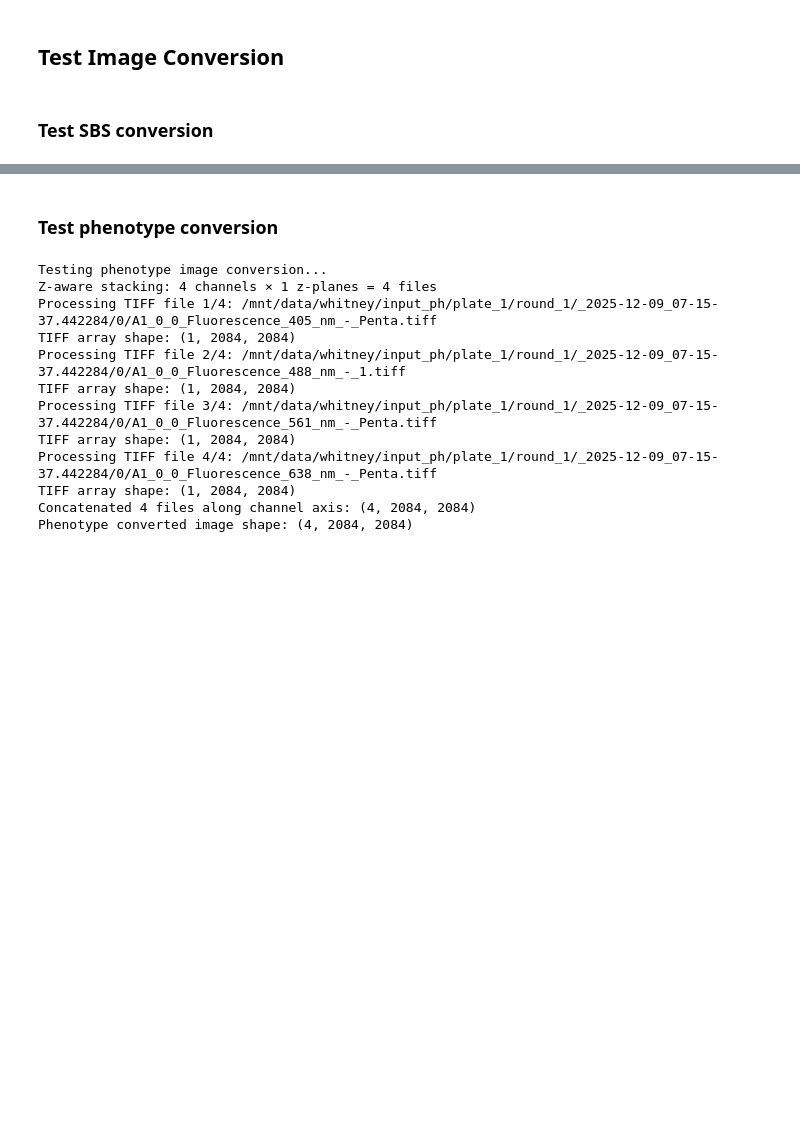
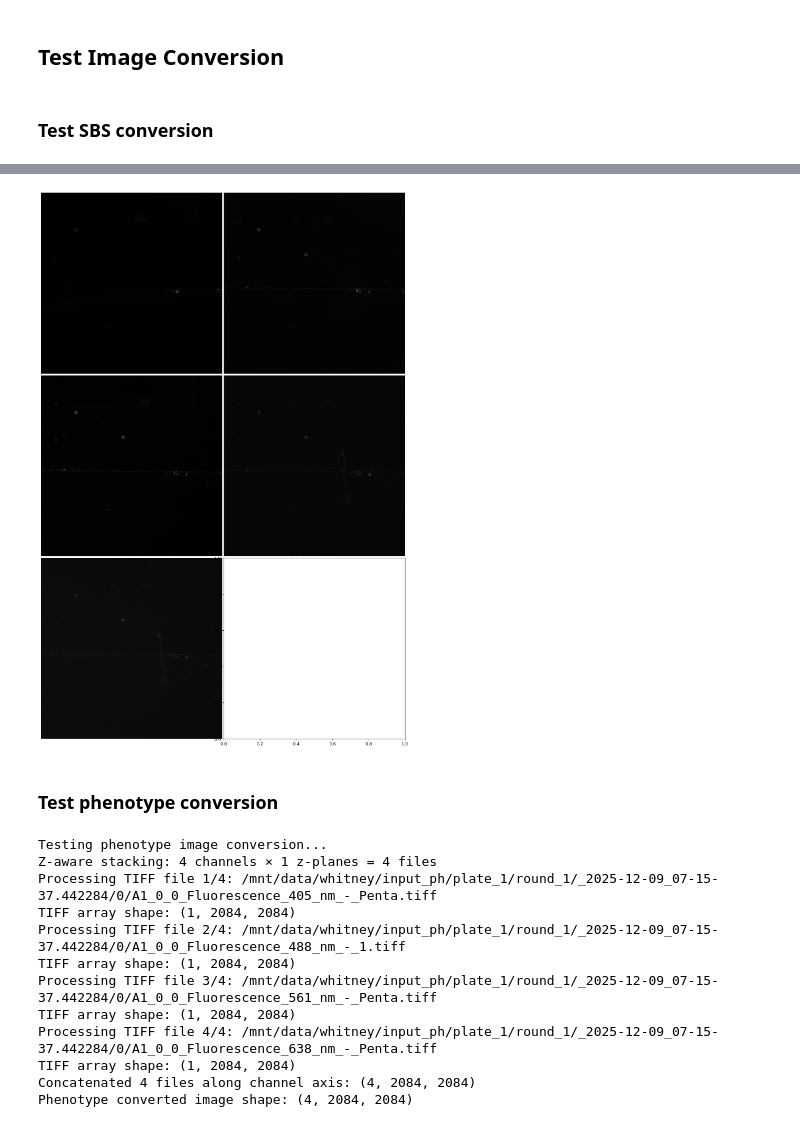
Before and after one commit to cheeseman-lab/whitney-analysis, a Jupyter notebook: analysis/0.configure_preprocess_params.ipynb, the cells around one changed output, grey strips where cells are left out. Cells and saved outputs as stored; diff of their text form; code cells hidden in the pictures; blank space fills up the shorter version.

```diff
--- a/analysis/0.configure_preprocess_params.ipynb
+++ b/analysis/0.configure_preprocess_params.ipynb
@@ -117,9 +117,9 @@ SBS_IMAGES_DIR_FP = Path("/mnt/data/whitney/input_sbs/")
 PHENOTYPE_IMAGES_DIR_FP = Path("/mnt/data/whitney/input_ph/")
 
 # SBS pattern configurations
-SBS_PATH_PATTERN = None
-SBS_PATH_METADATA = None
-SBS_METADATA_ORDER_TYPE = None
+SBS_PATH_PATTERN = r"plate_(\d+)/c(\d+)/[^/]+/0/([A-Z]\d+)_(\d+)_(\d+)_Fluorescence_(\d+_nm_Ex(?:_-_\d)?)\.tiff"
+SBS_PATH_METADATA = ["plate", "cycle", "well", "tile", "z", "channel"]
+SBS_METADATA_ORDER_TYPE = {"plate": int, "cycle": int, "well": str, "tile": int, "z": int, "channel": str}
 
 # Phenotype pattern configurations
 PHENOTYPE_PATH_PATTERN = r"plate_(\d+)/round_(\d+)/[^/]+/0/([A-Z]\d+)_(\d+)_(\d+)_Fluorescence_(\d+_nm).*\.tiff"
@@ -127,13 +127,13 @@ PHENOTYPE_PATH_METADATA = ["plate", "round", "well", "tile", "z", "channel"]
 PHENOTYPE_METADATA_ORDER_TYPE = {"plate": int, "round": int, "well": str, "tile": int, "z": int, "channel": str}
 
 # Data format and organization
-SBS_DATA_FORMAT = None
-SBS_DATA_ORGANIZATION = None
+SBS_DATA_FORMAT = "tiff"
+SBS_DATA_ORGANIZATION = "tile"
 PHENOTYPE_DATA_FORMAT = "tiff"
 PHENOTYPE_DATA_ORGANIZATION = "tile"
 
 # Z-dimension handling (number of z-planes per channel, or None if no z-stacking)
-SBS_N_Z_PLANES = None
+SBS_N_Z_PLANES = 1
 PHENOTYPE_N_Z_PLANES = 1
 # %% [markdown]
 You must supply a working regex to the `SBS_PATH_PATTERN` and `PHENOTYPE_PATH_PATTERN` variables. If you don't have experience with regex, you can use the following LLM prompt to generate the patterns.
@@ -471,7 +531,7 @@ Phenotype test metadata:
 
 **Note** Channel order can be checked with the test conversions below. Please ensure the Dapi channel is displayed first!
 # %%
-SBS_CHANNEL_ORDER = None
+SBS_CHANNEL_ORDER = ["405_nm_Ex", "561_nm_Ex_-_1", "561_nm_Ex_-_2", "638_nm_Ex_-_1", "638_nm_Ex_-_2"]
 PHENOTYPE_CHANNEL_ORDER = ["405_nm", "488_nm", "561_nm", "638_nm"]
 PHENOTYPE_ROUND_ORDER = [1]
 SBS_CHANNEL_ORDER_FLIP = False
@@ -481,43 +541,44 @@ PHENOTYPE_CHANNEL_ORDER_FLIP = False
 # %% [markdown]
 ### Test SBS conversion
 # %%
-# if len(sbs_samples) > 0:
-#     print("Testing SBS image conversion...")
+if len(sbs_samples) > 0:
+    print("Testing SBS image conversion...")
 
-#     # Get sample files based on data organization
-#     if SBS_DATA_ORGANIZATION == "tile":
-#         sbs_sample_files = get_sample_fps(
-#             sbs_samples,
-#             plate=sbs_samples["plate"].iloc[0],
-#             well=sbs_samples["well"].iloc[0],
-#             tile=sbs_samples["tile"].iloc[0] if "tile" in sbs_samples.columns else 0,
-#             cycle=sbs_samples["cycle"].iloc[0] if "cycle" in sbs_samples.columns else None,
-#             channel_order=SBS_CHANNEL_ORDER,
-#         )
-#     else:  # well organization
-#         sbs_sample_files = get_sample_fps(
-#             sbs_samples,
-#             plate=sbs_samples["plate"].iloc[0],
-#             well=sbs_samples["well"].iloc[0],
-#             cycle=sbs_samples["cycle"].iloc[0] if "cycle" in sbs_samples.columns else None,
-#             channel_order=SBS_CHANNEL_ORDER,
-#         )
+    # Get sample files based on data organization
+    if SBS_DATA_ORGANIZATION == "tile":
+        sbs_sample_files = get_sample_fps(
+            sbs_samples,
+            plate=sbs_samples["plate"].iloc[0],
+            well=sbs_samples["well"].iloc[0],
+            tile=sbs_samples["tile"].iloc[0] if "tile" in sbs_samples.columns else 0,
+            cycle=sbs_samples["cycle"].iloc[0] if "cycle" in sbs_samples.columns else None,
+            channel_order=SBS_CHANNEL_ORDER,
+        )
+    else:  # well organization
+        sbs_sample_files = get_sample_fps(
+            sbs_samples,
+            plate=sbs_samples["plate"].iloc[0],
+            well=sbs_samples["well"].iloc[0],
+            cycle=sbs_samples["cycle"].iloc[0] if "cycle" in sbs_samples.columns else None,
+            channel_order=SBS_CHANNEL_ORDER,
+        )
 
-#     # Convert using unified function
-#     sbs_image = convert_to_array(
-#         sbs_sample_files,
-#         data_format=SBS_DATA_FORMAT,
-#         data_organization=SBS_DATA_ORGANIZATION,
-#         position=0 if SBS_DATA_ORGANIZATION == "well" else None,
-#         channel_order_flip=SBS_CHANNEL_ORDER_FLIP,
-#         n_z_planes=SBS_N_Z_PLANES,
-#         verbose=True
-#     )
+    # Convert using unified function
+    sbs_image = convert_to_array(
+        sbs_sample_files,
+        data_format=SBS_DATA_FORMAT,
+        data_organization=SBS_DATA_ORGANIZATION,
+        position=0 if SBS_DATA_ORGANIZATION == "well" else None,
+        channel_order_flip=SBS_CHANNEL_ORDER_FLIP,
+        n_z_planes=SBS_N_Z_PLANES,
+        verbose=True
+    )
 
-#     print(f"SBS converted image shape: {sbs_image.shape}")
+    print(f"SBS converted image shape: {sbs_image.shape}")
 
-#     # Display images
-#     sbs_microimages = [Microimage(image) for image in sbs_image]
-#     sbs_panel = create_micropanel(sbs_microimages, add_channel_label=False)
-#     plt.title("SBS Test Conversion")
-#     plt.show()
+    # Display images
+    sbs_microimages = [Microimage(image) for image in sbs_image]
+    sbs_panel = create_micropanel(sbs_microimages, add_channel_label=False)
+    plt.title("SBS Test Conversion")
+    plt.show()
+# %% [output]
@@ -524,3 +599,4 @@ PHENOTYPE_CHANNEL_ORDER_FLIP = False
+[figure, added]
 # %% [markdown]
 ### Test phenotype conversion
 # %%
```
Also changed, not shown: parts of 5 cells of this notebook, 3 other files.
